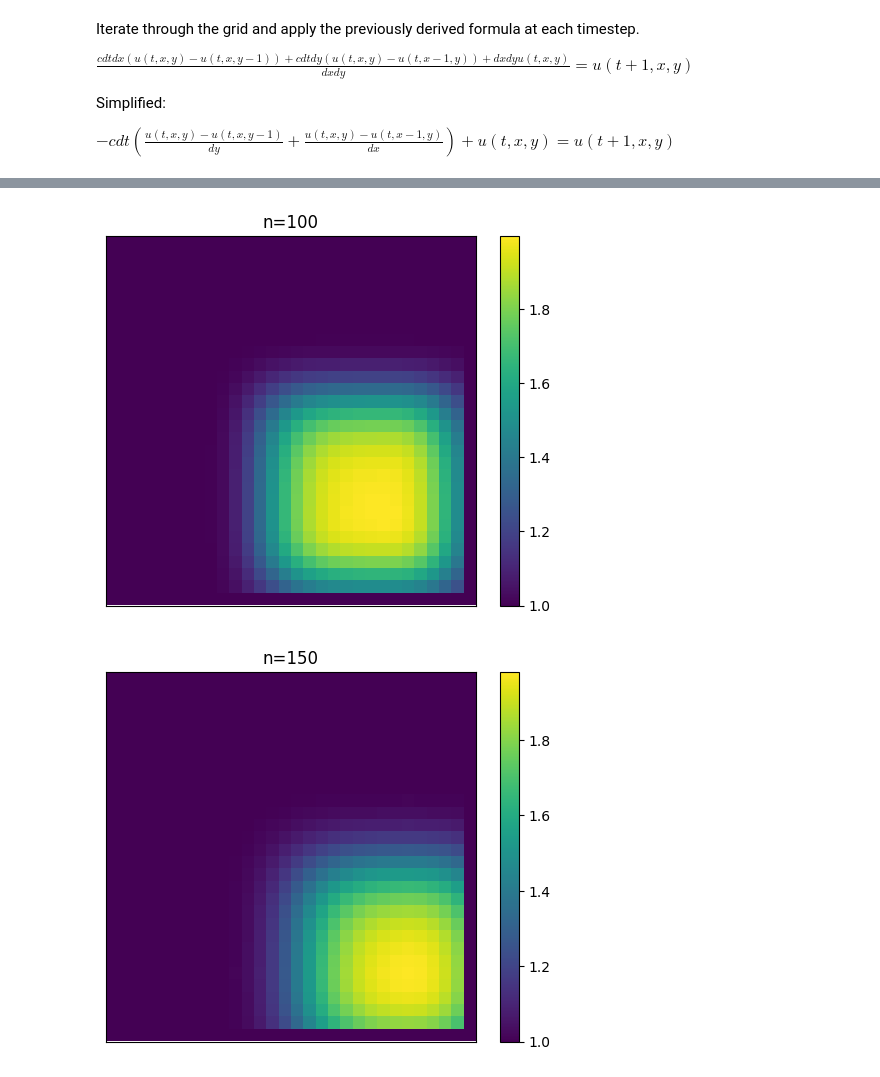
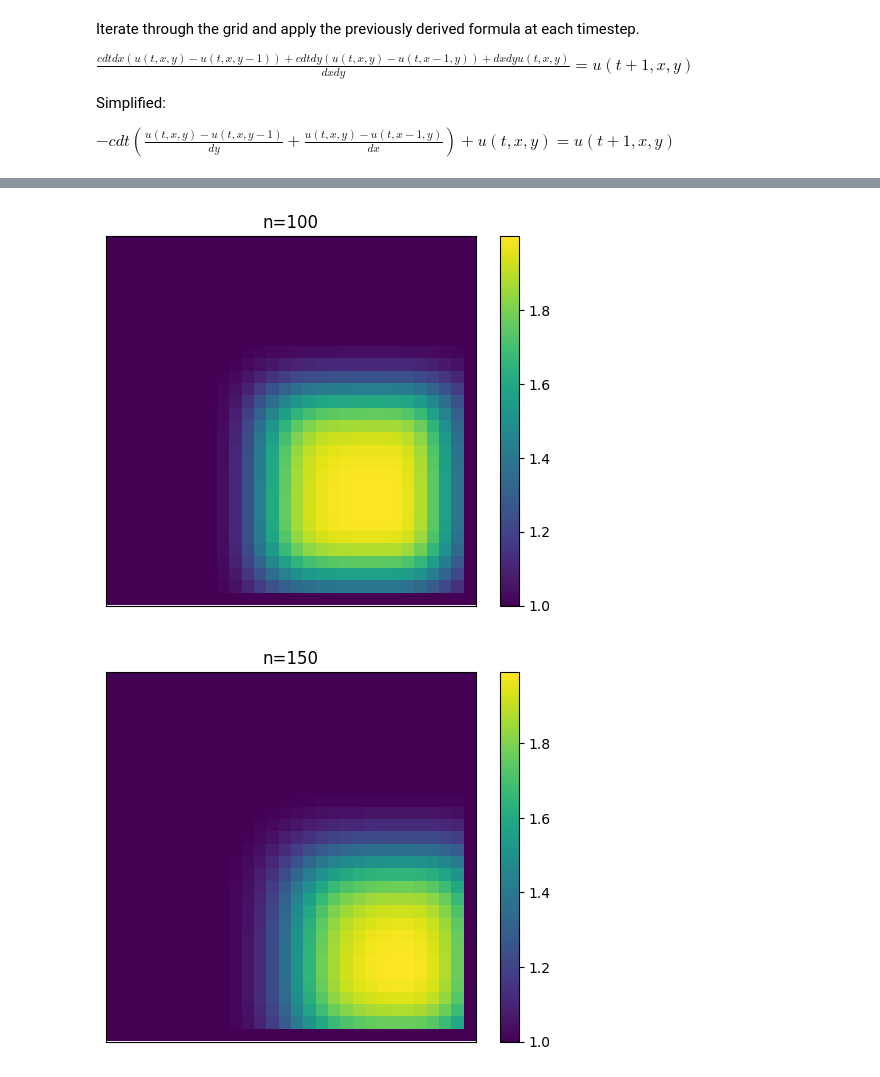
Before and after one commit to ColouredCat/Fluid_Sums, a Jupyter notebook: 2d-convection.ipynb, the cells around one changed output, grey strips where cells are left out. Cells and saved outputs as stored; diff of their text form; code cells hidden in the pictures.

```diff
--- a/2d-convection.ipynb
+++ b/2d-convection.ipynb
@@ -82,7 +82,7 @@ def update():
     un = u.copy()
     for x in range(1, width-1):
         for y in range(1, height-1):
-            u[x][y] = u[x][y] - c*dt*((u[x][y]-u[x][y-1])/dy + (u[x][y]-u[x-1][y])/dx)
+            u[x][y] = un[x][y] - c*dt*((un[x][y]-un[x][y-1])/dy + (un[x][y]-un[x-1][y])/dx)
 for n in range(nt):
     update()
     if n % 50 == 0:
@@ -93,2 +93,2 @@ for n in range(nt):
-[figure, old version]
+[figure, new version]
-[figure, old version]
+[figure, new version]
```
Also changed, not shown: parts of 1 cell of this notebook, 1 other file.
